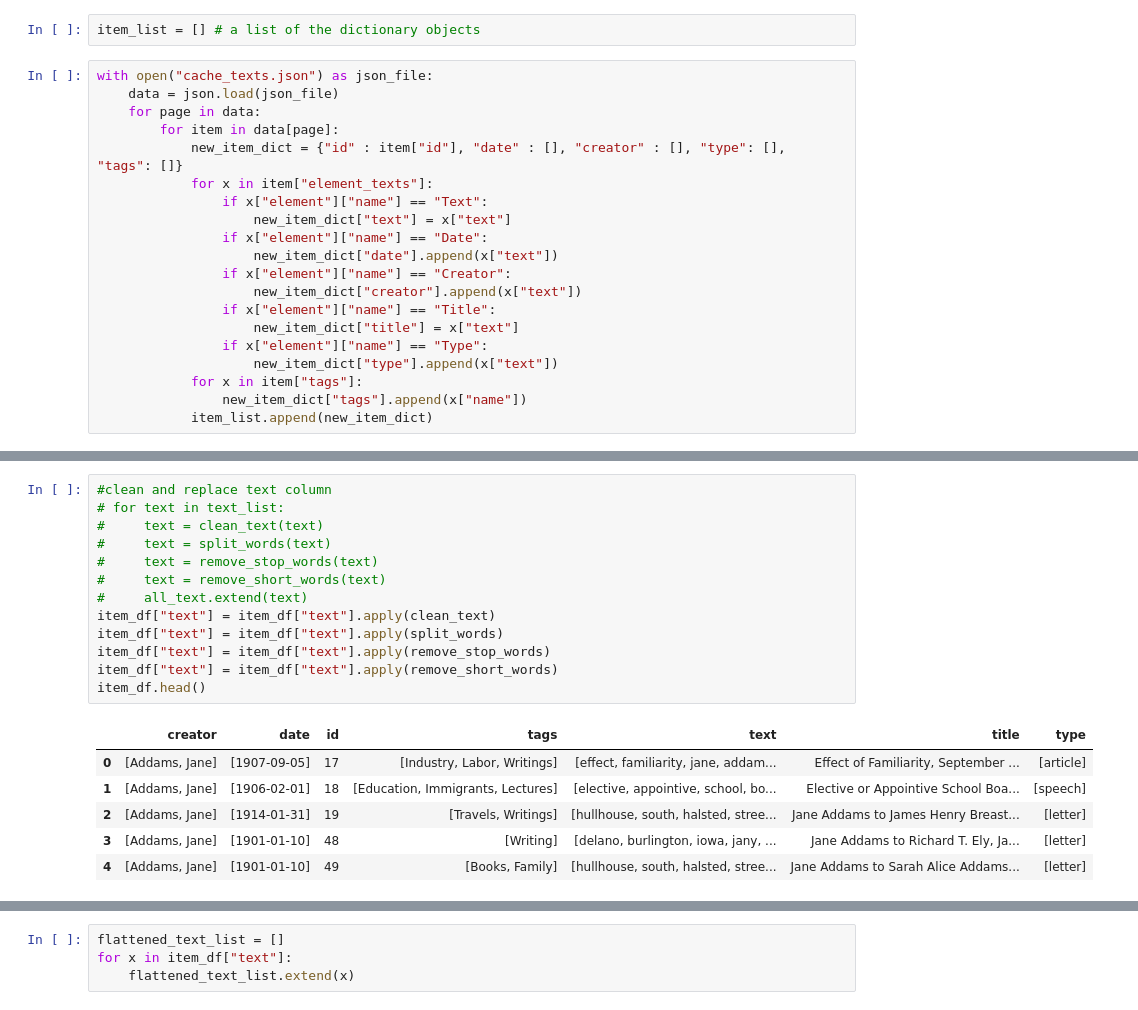
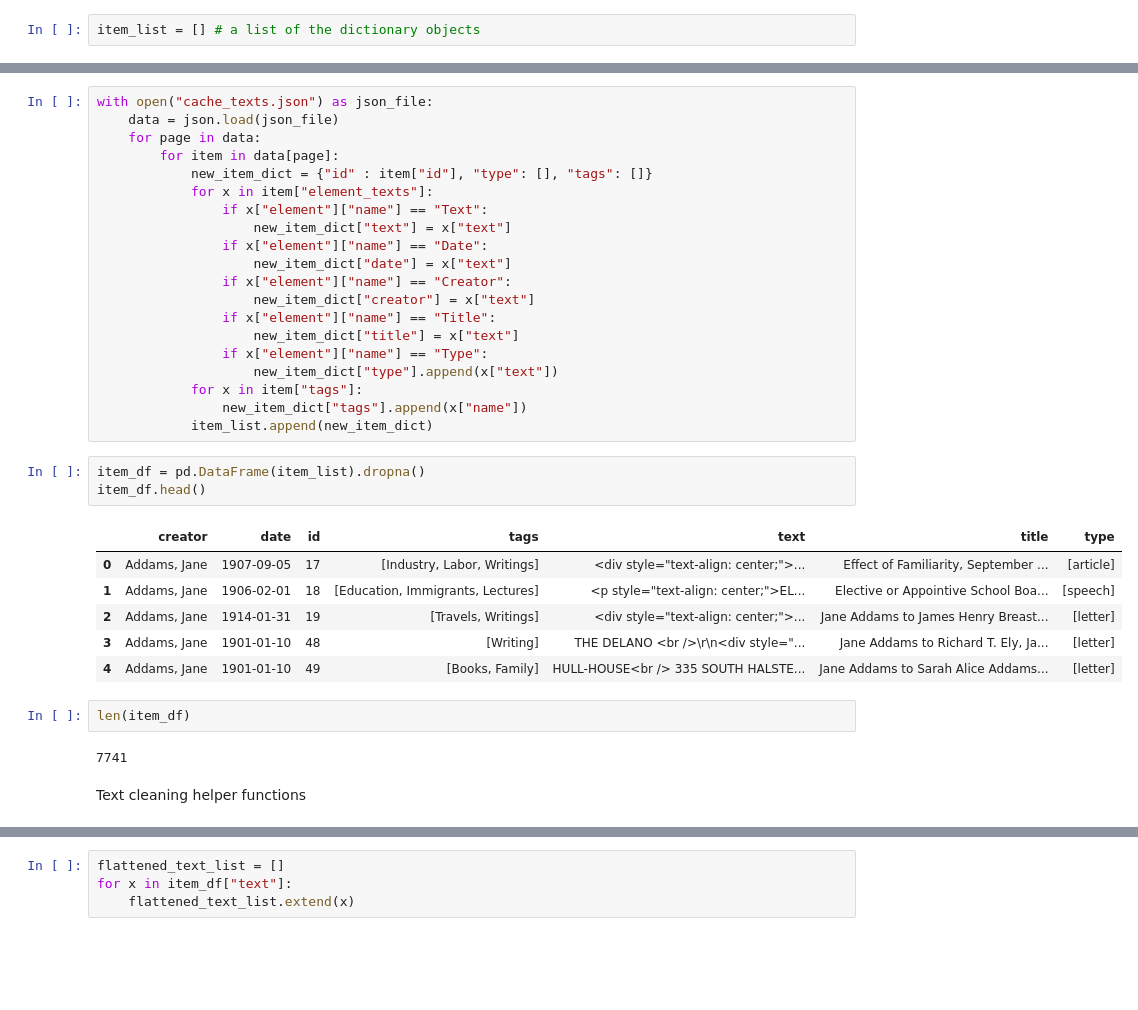
Before and after one commit to catieo/JaneAddamsDigitalEdition, a Jupyter notebook: NaturalLanguageProcessing.ipynb, the cells around one changed output, grey strips where cells are left out. Cells and saved outputs as stored; diff of their text form; blank space fills up the shorter version.

```diff
--- a/NaturalLanguageProcessing.ipynb
+++ b/NaturalLanguageProcessing.ipynb
@@ -30,23 +24,3 @@ import nltk
 Each item will be represented by a dictionary which we can then easily load into a df where the keys are the column names. id, text, date, tag, creator, title
 # %%
 item_list = [] # a list of the dictionary objects
-# %%
-with open("cache_texts.json") as json_file:
-    data = json.load(json_file)
-    for page in data:
-        for item in data[page]:
-            new_item_dict = {"id" : item["id"], "date" : [], "creator" : [], "type": [], "tags": []}
-            for x in item["element_texts"]:
-                if x["element"]["name"] == "Text":
-                    new_item_dict["text"] = x["text"]
-                if x["element"]["name"] == "Date":
-                    new_item_dict["date"].append(x["text"])
-                if x["element"]["name"] == "Creator":
-                    new_item_dict["creator"].append(x["text"])
-                if x["element"]["name"] == "Title":
-                    new_item_dict["title"] = x["text"]
-                if x["element"]["name"] == "Type":
-                    new_item_dict["type"].append(x["text"])
-            for x in item["tags"]:
-                new_item_dict["tags"].append(x["name"])
-            item_list.append(new_item_dict)
@@ -165,20 +27,36 @@ item_df.head()
-# %%
-#clean and replace text column
-# for text in text_list:
-#     text = clean_text(text)
-#     text = split_words(text)
-#     text = remove_stop_words(text)
-#     text = remove_short_words(text)
-#     all_text.extend(text)
-item_df["text"] = item_df["text"].apply(clean_text)
-item_df["text"] = item_df["text"].apply(split_words)
-item_df["text"] = item_df["text"].apply(remove_stop_words)
-item_df["text"] = item_df["text"].apply(remove_short_words)
-item_df.head()
-# %% [output]
-|  | creator | date | id | tags | text | title | type |
-| 0 | [Addams, Jane] | [1907-09-05] | 17 | [Industry, Labor, Writings] | [effect, familiarity, jane, addam... | Effect of Familiarity, September ... | [article] |
-| 1 | [Addams, Jane] | [1906-02-01] | 18 | [Education, Immigrants, Lectures] | [elective, appointive, school, bo... | Elective or Appointive School Boa... | [speech] |
-| 2 | [Addams, Jane] | [1914-01-31] | 19 | [Travels, Writings] | [hullhouse, south, halsted, stree... | Jane Addams to James Henry Breast... | [letter] |
-| 3 | [Addams, Jane] | [1901-01-10] | 48 | [Writing] | [delano, burlington, iowa, jany, ... | Jane Addams to Richard T. Ely, Ja... | [letter] |
-| 4 | [Addams, Jane] | [1901-01-10] | 49 | [Books, Family] | [hullhouse, south, halsted, stree... | Jane Addams to Sarah Alice Addams... | [letter] |
+# %%
+with open("cache_texts.json") as json_file:
+    data = json.load(json_file)
+    for page in data:
+        for item in data[page]:
+            new_item_dict = {"id" : item["id"], "type": [], "tags": []}
+            for x in item["element_texts"]:
+                if x["element"]["name"] == "Text":
+                    new_item_dict["text"] = x["text"]
+                if x["element"]["name"] == "Date":
+                    new_item_dict["date"] = x["text"]
+                if x["element"]["name"] == "Creator":
+                    new_item_dict["creator"] = x["text"]
+                if x["element"]["name"] == "Title":
+                    new_item_dict["title"] = x["text"]
+                if x["element"]["name"] == "Type":
+                    new_item_dict["type"].append(x["text"])
+            for x in item["tags"]:
+                new_item_dict["tags"].append(x["name"])
+            item_list.append(new_item_dict)
+# %%
+item_df = pd.DataFrame(item_list).dropna()
+item_df.head()
+# %% [output]
+|  | creator | date | id | tags | text | title | type |
+| 0 | Addams, Jane | 1907-09-05 | 17 | [Industry, Labor, Writings] | <div style="text-align: center;">... | Effect of Familiarity, September ... | [article] |
+| 1 | Addams, Jane | 1906-02-01 | 18 | [Education, Immigrants, Lectures] | <p style="text-align: center;">EL... | Elective or Appointive School Boa... | [speech] |
+| 2 | Addams, Jane | 1914-01-31 | 19 | [Travels, Writings] | <div style="text-align: center;">... | Jane Addams to James Henry Breast... | [letter] |
+| 3 | Addams, Jane | 1901-01-10 | 48 | [Writing] | THE DELANO <br />\r\n<div style="... | Jane Addams to Richard T. Ely, Ja... | [letter] |
+| 4 | Addams, Jane | 1901-01-10 | 49 | [Books, Family] | HULL-HOUSE<br /> 335 SOUTH HALSTE... | Jane Addams to Sarah Alice Addams... | [letter] |
+# %%
+len(item_df)
+# %% [output]
+7741
+# %% [markdown]
+Text cleaning helper functions
```
Also changed, not shown: parts of 93 cells of this notebook.
